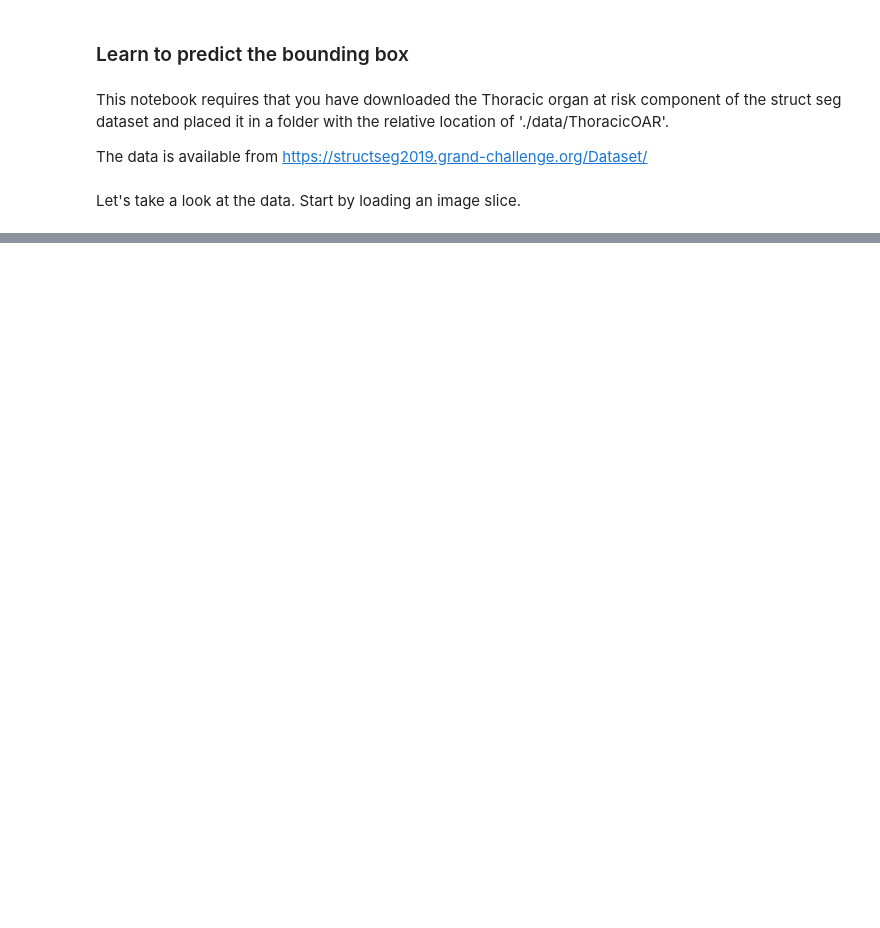
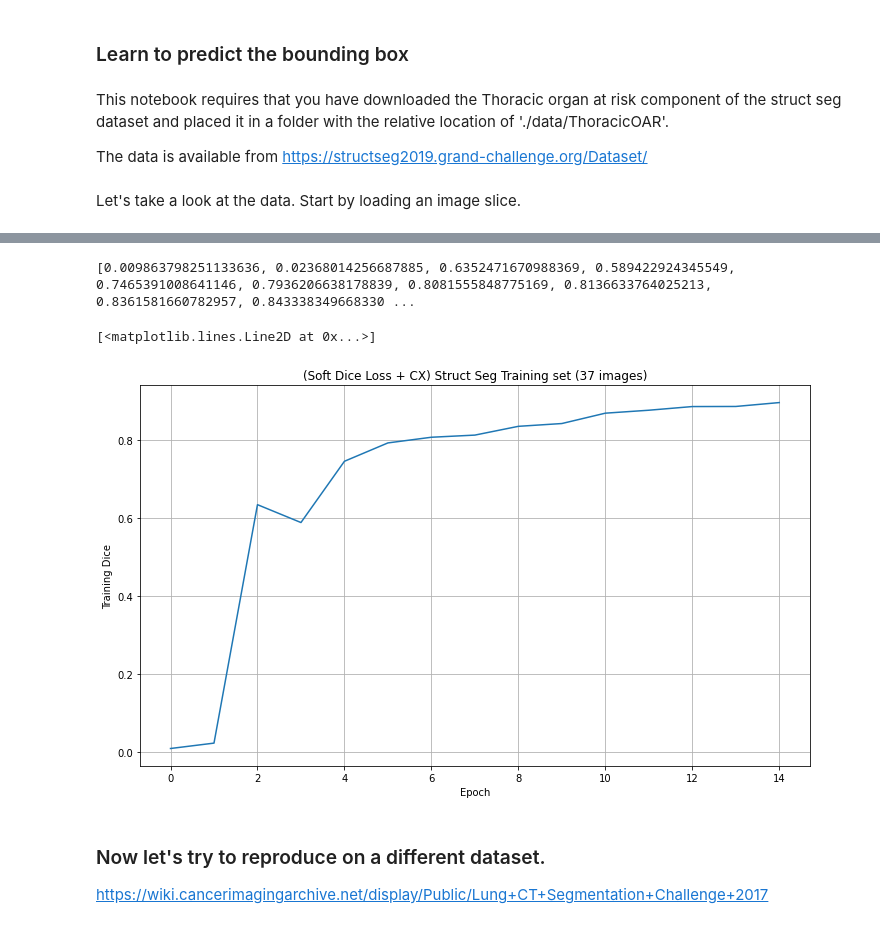
Before and after one commit to Abe404/localise_to_segment, a Jupyter notebook: reproduce_results.ipynb, the cells around one changed output, grey strips where cells are left out. Drawn from its saved outputs; the diff is of its cells as text; code cells hidden in the pictures; blank space fills up the shorter version.

```diff
--- a/reproduce_results.ipynb
+++ b/reproduce_results.ipynb
@@ -67,0 +123,30 @@ show_first_image_and_labels()
+# %%
+from skimage.io import imread
+from torch.utils.data import Dataset, DataLoader
+
+class ImageDataset(Dataset):
+
+    def __init__(self, im_names, parent_folder_path):
+        self.im_names = im_names
+        self.parent_dir = parent_folder_path
+
+    def __len__(self):
+        return len(self.im_names)
+
+    def __getitem__(self, idx):
+        im_name = self.im_names[idx]
+        im, heart_labels = load_im_and_heart(os.path.join(self.parent_dir, im_name),
+                                             filter_labels=False)
+        # add a channel dimension at the start, torch needs it
+        im = np.expand_dims(im, axis=0).astype(np.float32)
+        heart_labels = heart_labels.astype(np.int16)
+        return im, heart_labels
+
+
+def create_datasets(train, val, test):
+    train_dataset = ImageDataset(train, HALF_DATA_DIR)
+    val_dataset = ImageDataset(val, HALF_DATA_DIR)
+    test_dataset = ImageDataset(test, HALF_DATA_DIR)
+    return train_dataset, val_dataset, test_dataset
+
+train_ds, val_ds, test_ds = create_datasets(train, val, test)
@@ -67,0 +216,17 @@ show_first_image_and_labels()
+# %%
+dices = [m['dice'] for m in metric_list]
+print(dices)
+plt.figure(figsize=(12,7))
+plt.ylabel('Training Dice')
+plt.xlabel('Epoch')
+plt.title('(Soft Dice Loss + CX) Struct Seg Training set (37 images)')
+plt.grid()
+plt.plot(dices)
+# %% [output]
+[0.009863798251133636, 0.02368014256687885, 0.6352471670988369, 0.589422924345549, 0.7465391008641146, 0.7936206638178839, 0.8081555848775169, 0.8136633764025213, 0.8361581660782957, 0.843338349668330 ...
+[<matplotlib.lines.Line2D at 0x...>]
+[figure, added]
+# %% [markdown]
+
+### Now let's try to reproduce on a different dataset.
+https://wiki.cancerimagingarchive.net/display/Public/Lung+CT+Segmentation+Challenge+2017
```
Also changed, not shown: parts of 16 cells of this notebook.
